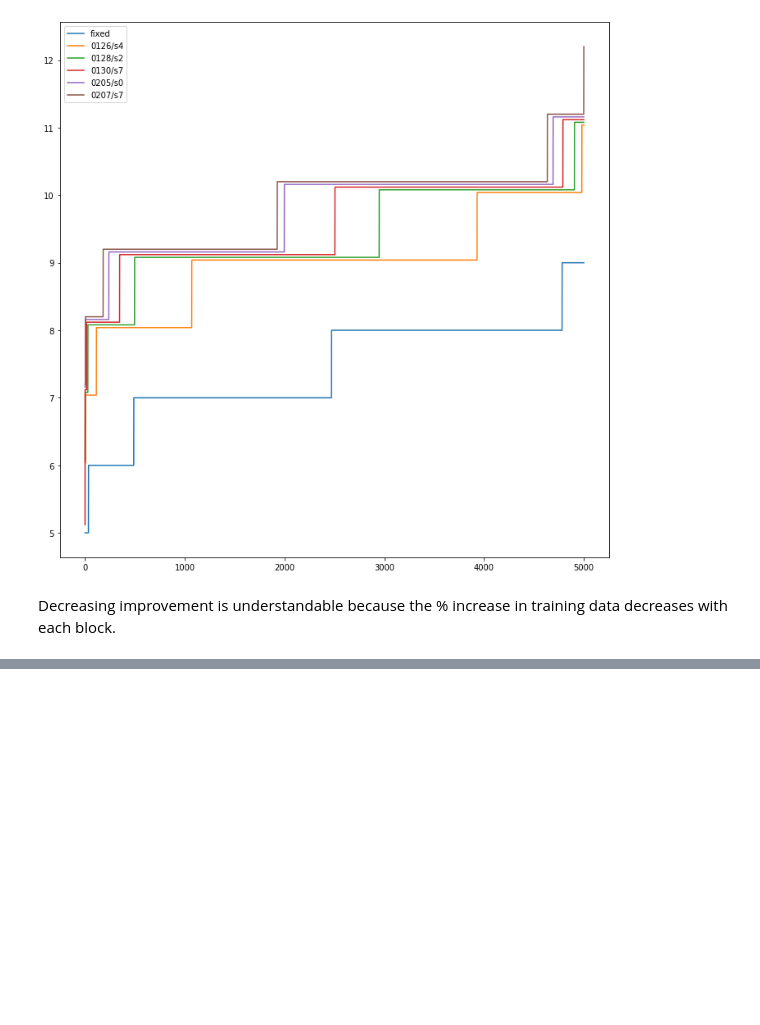
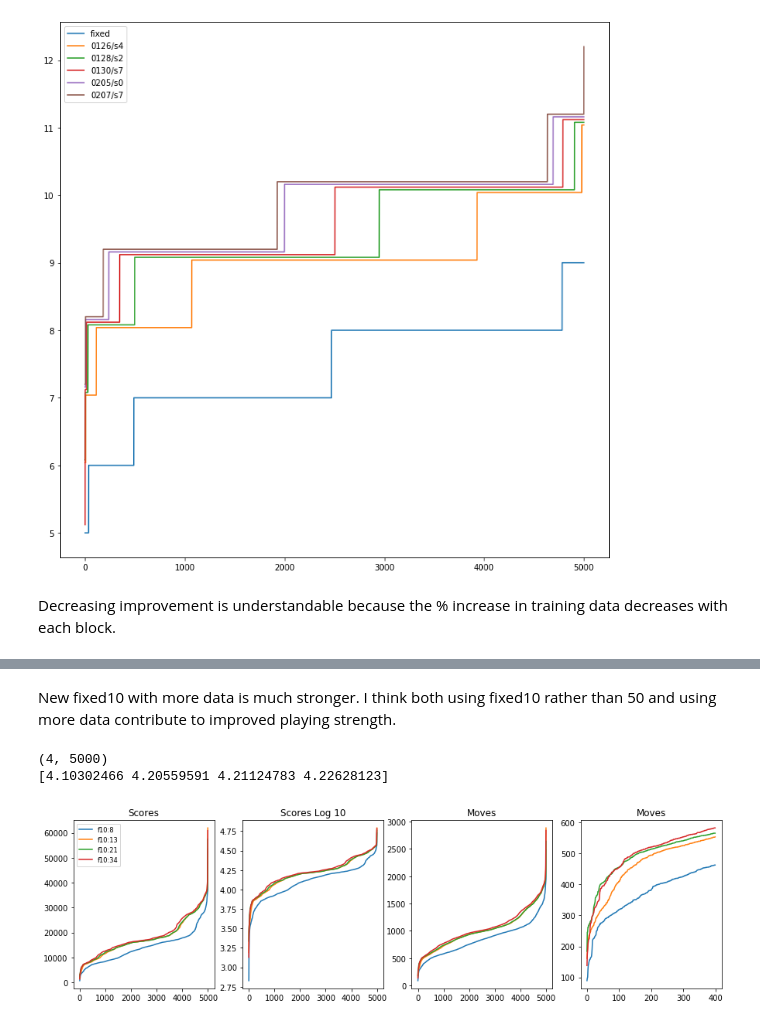
Before and after one commit to fqjin/2048NN, a Jupyter notebook: notebooks/compare_models.ipynb, the cells around one changed output, grey strips where cells are left out. Cells and saved outputs as stored; diff of their text form; code cells hidden in the pictures; blank space fills up the shorter version.

```diff
--- a/notebooks/compare_models.ipynb
+++ b/notebooks/compare_models.ipynb
@@ -546,0 +564,18 @@ Decreasing improvement is understandable because the % increase in training data
+# %% [markdown]
+New fixed10 with more data is much stronger. I think both using fixed10 rather than 50 and using more data contribute to improved playing strength.
+# %%
+names = [
+         '20200213/0_800_soft3.0c64b3_p10_bs2048lr0.1d0.0_s2_best',
+         '20200213/0_1300_soft3.0c64b3_p10_bs2048lr0.1d0.0_s0_best',
+         '20200213/0_2100_soft3.0c64b3_p10_bs2048lr0.1d0.0_s4_best',
+         '20200213/0_3400_soft3.0c64b3_p10_bs2048lr0.1d0.0_s0_best',
+        ]
+
+s_list, m_list, log_scores = get_results(names)
+names1 = ['f10:8', 'f10:13', 'f10:21', 'f10:34']
+
+plot_results(s_list, log_scores, m_list, names1, short=400)
+# %% [output]
+(4, 5000)
+[4.10302466 4.20559591 4.21124783 4.22628123]
+[figure, added]
```
Also changed, not shown: parts of 8 cells of this notebook, 6 other files.
